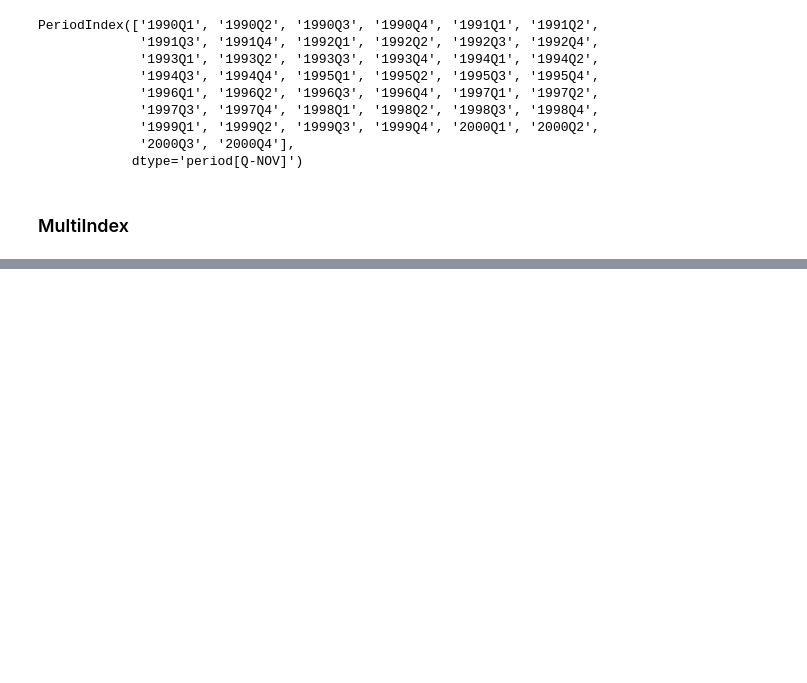
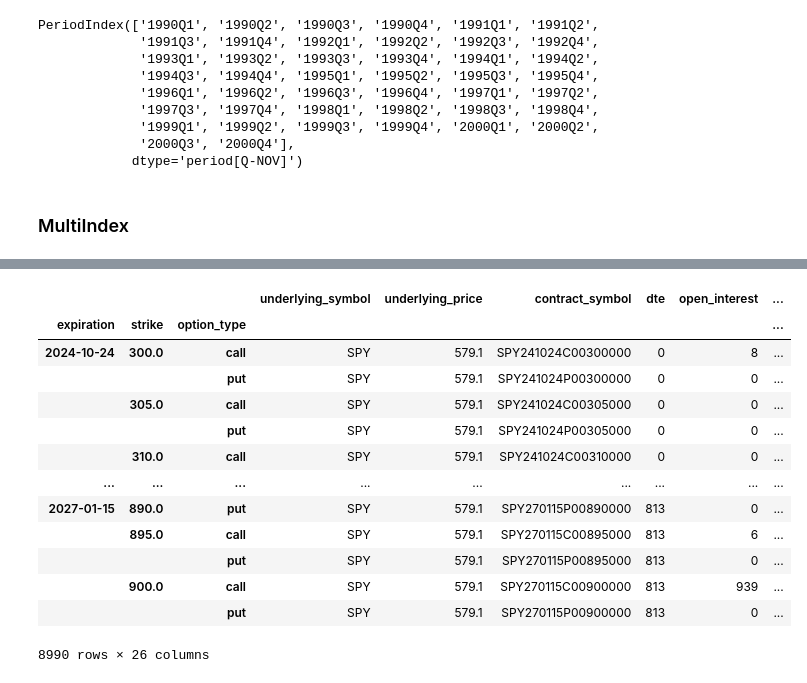
Before and after one commit to MichalPoleszczuk/Books, a Jupyter notebook: Python_for_Algorithmic_Trading_Cookbook/Chapter2/Notes_to_Chapter2.ipynb, the cells around one changed output, grey strips where cells are left out. Drawn from its saved outputs; the diff is of its cells as text; code cells hidden in the pictures; blank space fills up the shorter version.

Commit message:
Read addtional subsection about pandas indexes and df manipulation

```diff
--- a/Python_for_Algorithmic_Trading_Cookbook/Chapter2/Notes_to_Chapter2.ipynb
+++ b/Python_for_Algorithmic_Trading_Cookbook/Chapter2/Notes_to_Chapter2.ipynb
@@ -82,0 +286,11 @@ midx = pd.MultiIndex.from_tuples(tuples, names=("date","symbol"))
+# %%
+'''
+It’s common to add a MultiIndex object to a DataFrame.
+Let’s consider an example of reindexing options data for a MultiIndex object
+'''
+
+# import openbb platform
+from openbb import obb
+obb.user.preferences.output_type = "dataframe"
+# %%
+chains = obb.derivatives.options.chains("SPY")
@@ -82,0 +318,18 @@ midx = pd.MultiIndex.from_tuples(tuples, names=("date","symbol"))
+# %%
+df_3 = chains.set_index(["expiration", "strike", "option_type"])
+df_3
+# %% [output]
+|  |  |  | underlying_symbol | underlying_price | contract_symbol | dte | open_interest | ... |
+| expiration | strike | option_type |  |  |  |  |  | ... |
+| 2024-10-24 | 300.0 | call | SPY | 579.1 | SPY241024C00300000 | 0 | 8 | ... |
+|  |  | put | SPY | 579.1 | SPY241024P00300000 | 0 | 0 | ... |
+|  | 305.0 | call | SPY | 579.1 | SPY241024C00305000 | 0 | 0 | ... |
+|  |  | put | SPY | 579.1 | SPY241024P00305000 | 0 | 0 | ... |
+|  | 310.0 | call | SPY | 579.1 | SPY241024C00310000 | 0 | 0 | ... |
+| ... | ... | ... | ... | ... | ... | ... | ... | ... |
+| 2027-01-15 | 890.0 | put | SPY | 579.1 | SPY270115P00890000 | 813 | 0 | ... |
+|  | 895.0 | call | SPY | 579.1 | SPY270115C00895000 | 813 | 6 | ... |
+|  |  | put | SPY | 579.1 | SPY270115P00895000 | 813 | 0 | ... |
+|  | 900.0 | call | SPY | 579.1 | SPY270115C00900000 | 813 | 939 | ... |
+|  |  | put | SPY | 579.1 | SPY270115P00900000 | 813 | 0 | ... |
+8990 rows × 26 columns
```
Also changed, not shown: parts of 27 cells of this notebook.
